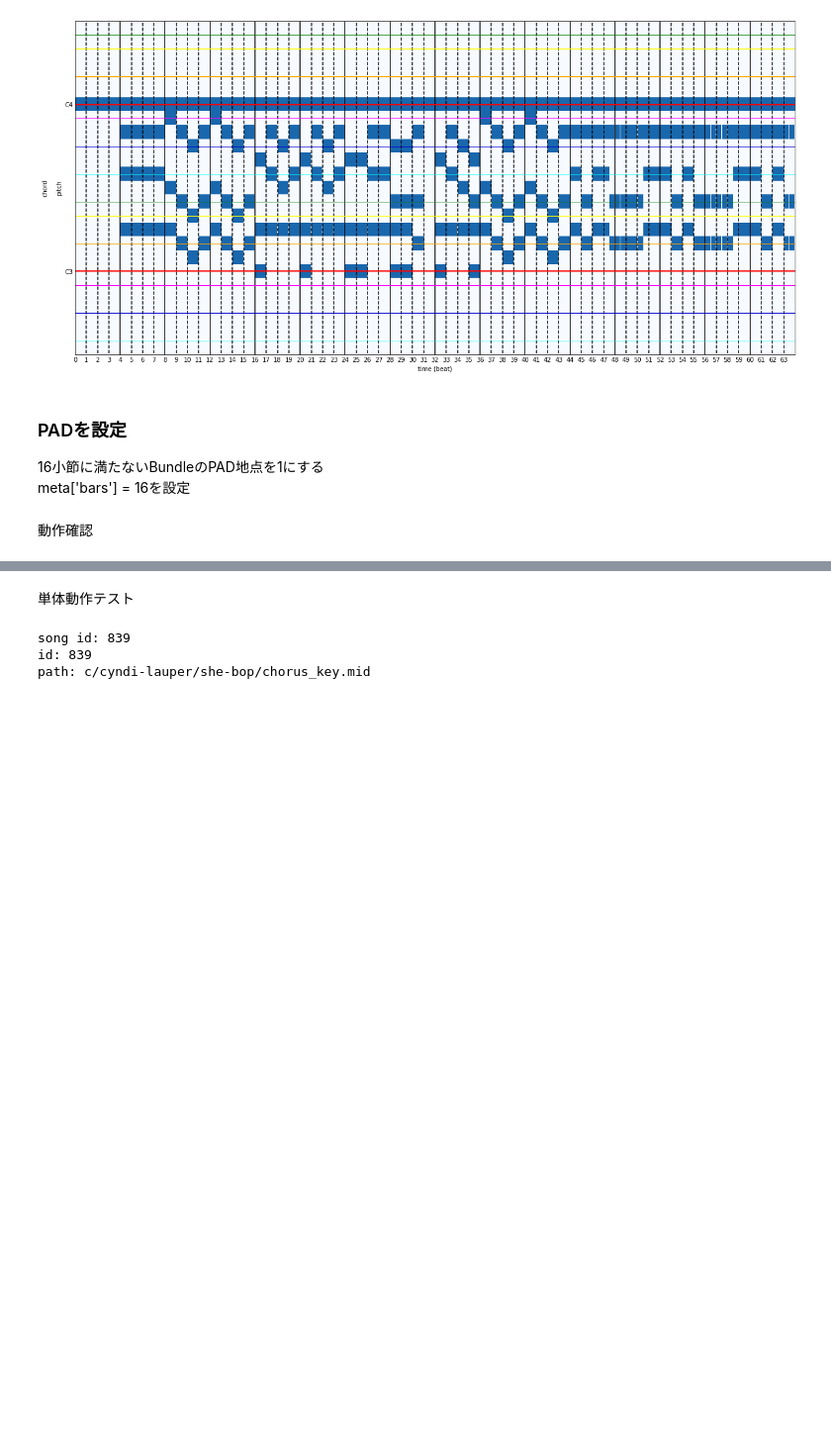
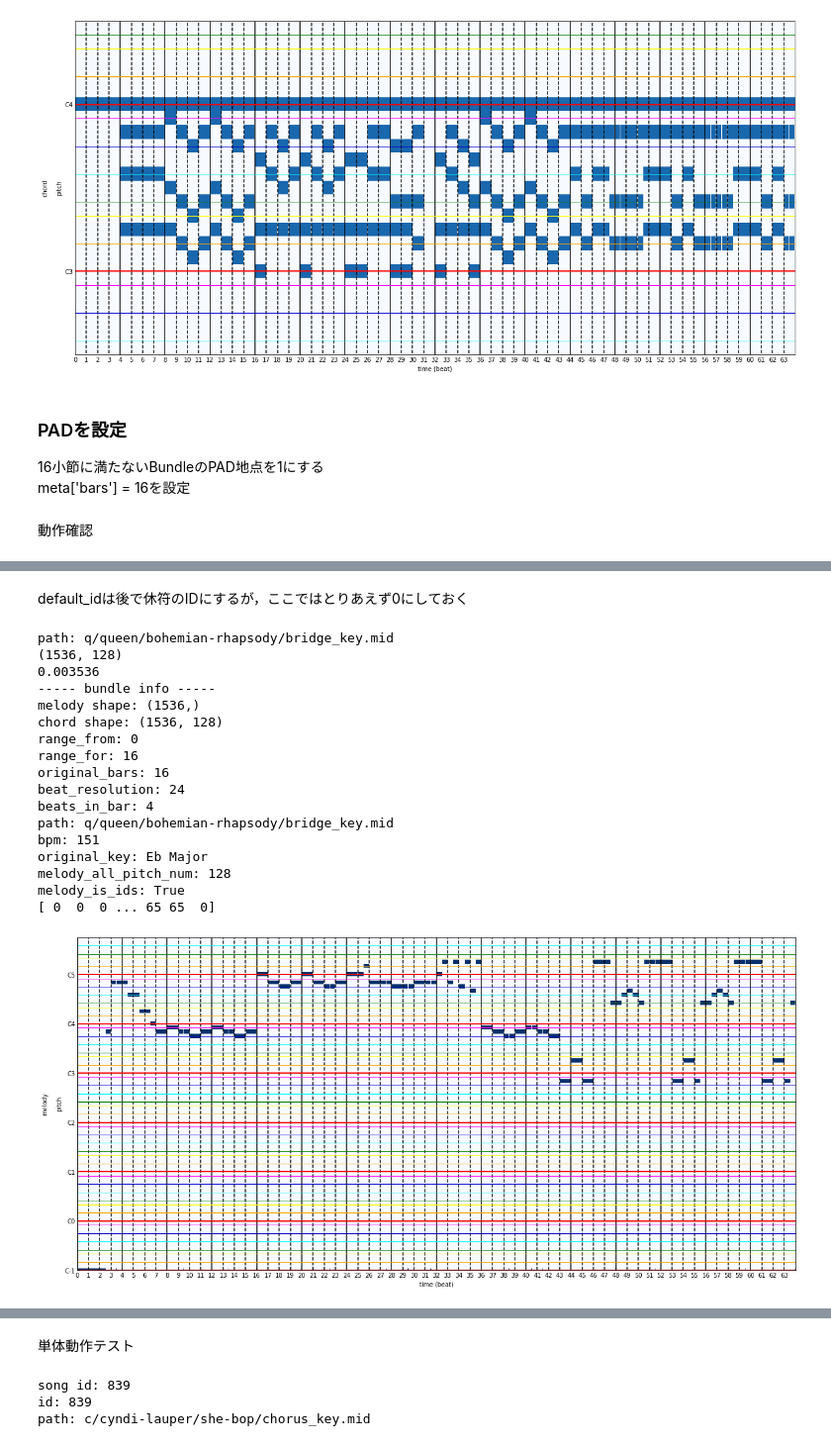
Before and after one commit to fuurin/schwbert, a Jupyter notebook: preparation/theorytab.ipynb, the cells around one changed output, grey strips where cells are left out. Shown: that part at 99% size. Cells and saved outputs as stored; diff of their text form; code cells hidden in the pictures; blank space fills up the shorter version.

Commit message:
preprocessing, melody embedding

```diff
--- a/preparation/theorytab.ipynb
+++ b/preparation/theorytab.ipynb
@@ -697,8 +722,7 @@ with Timer():
 
 bundle_id = 0
 bundle = bundles[bundle_id]
-bundle.melody = None
-grid_plot(bundle.get_ppr())
+grid_plot(bundle.get_ppr().tracks[1])
 # %% [output]
 path: q/queen/bohemian-rhapsody/bridge_key.mid
 (1536, 12)
@@ -712,6 +736,9 @@ path: q/queen/bohemian-rhapsody/bridge_key.mid
 - id=12: PAD あとでPaddingでセット(chordとmelodyの長い方から先をPADにするため)
 # %%
 class AddSpecialPitchesToChord(BundlesProcessor):
+    def __init__(self, pad=-1):
+        self.pitch_pad = pad
+
     def process_bundle(self, bundle):
         chord = bundle.chord
         step_len, pitch_len = chord.shape
@@ -720,6 +747,7 @@ class AddSpecialPitchesToChord(BundlesProcessor):
         extended_chord[:, :pitch_len] = chord
 
         bundle.chord = extended_chord
+        bundle.meta['chord_pitch_pad'] = self.pitch_pad
         return bundle
 # %% [markdown]
 動作確認
@@ -740,14 +768,13 @@ with Timer():
     bundles = add_special_pitches_to_chord(bundles)
 
 bundle = bundles[bundle_id]
+print(bundle)
 
 # show special pitches
 bundle.chord[:, -1] = 1 if bundle.chord.dtype == bool else 100
 bundle.meta['chord_pitch_range'] = [0, bundle.chord.shape[1]]
 
-bundle.melody = None
-print(bundle.chord.shape)
-grid_plot(bundle.get_ppr())
+grid_plot(bundle.get_ppr().tracks[1])
 # %% [output]
 path: q/queen/bohemian-rhapsody/bridge_key.mid
 (1536, 128)
@@ -830,3 +950,39 @@ chord shape (1536, 128)
+# %% [markdown]
+default_idは後で休符のIDにするが，ここではとりあえず0にしておく
+# %%
+melody_to_id = MelodyPianorollToPitchID(default_id=0)
+
+ppr, row = sampler.ppr_by_path(long_path)
+bundles = bundler.bundle(ppr, row)
+
+print(bundles[bundle_id].melody.shape)
+
+with Timer():
+    bundles = melody_to_id(bundles)
+
+bundle = bundles[bundle_id]
+print(bundle)
+print(bundle.melody)
+grid_plot(bundle.get_ppr().tracks[0])
+# %% [output]
+path: q/queen/bohemian-rhapsody/bridge_key.mid
+(1536, 128)
+0.003536
+----- bundle info -----
+melody shape: (1536,)
+chord shape: (1536, 128)
+range_from: 0
+range_for: 16
+original_bars: 16
+beat_resolution: 24
+beats_in_bar: 4
+path: q/queen/bohemian-rhapsody/bridge_key.mid
+bpm: 151
+original_key: Eb Major
+melody_all_pitch_num: 128
+melody_is_ids: True
+[ 0  0  0 ... 65 65  0]
+[figure, added]
 # %% [markdown]
 ## 全処理を統合
 input: row -> output: bundlers
```
Also changed, not shown: parts of 33 cells of this notebook, 3 other files.
